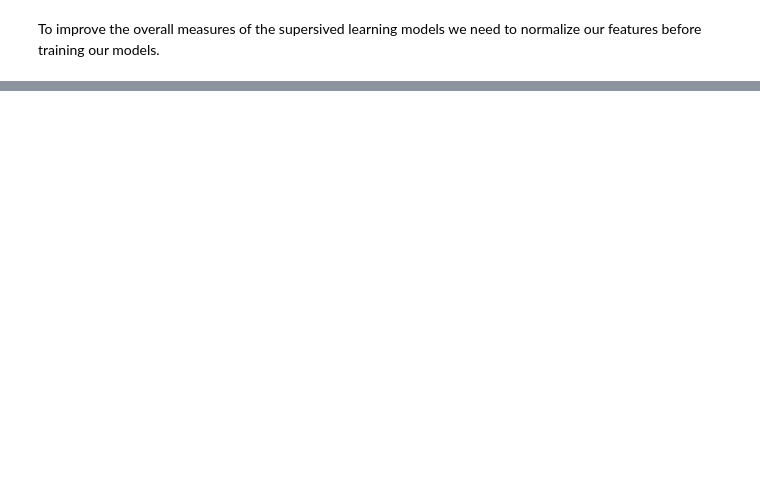
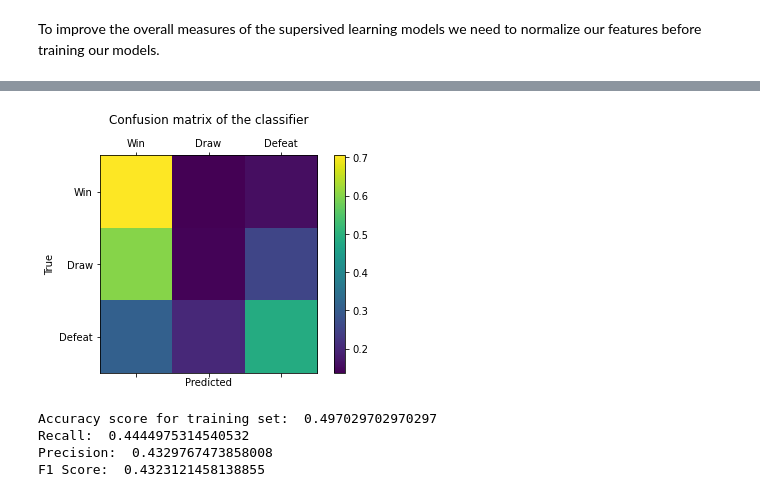
Before and after one commit to motapinto/football-classification-predications, a Jupyter notebook: src/Supervised Learning Models.ipynb, the cells around one changed output, grey strips where cells are left out. Drawn from its saved outputs; the diff is of its cells as text; code cells hidden in the pictures; blank space fills up the shorter version.

```diff
--- a/src/Supervised Learning Models.ipynb
+++ b/src/Supervised Learning Models.ipynb
@@ -830,0 +869,4 @@ F1 Score:  0.4021383869563507
+# %%
+clf = XGBClassifier()
+train_predict(clf, X_train, y_train, X_test, y_test)
+# %% [output]
@@ -831,3 +875,8 @@ F1 Score:  0.4021383869563507
+[figure, added]
+Accuracy score for training set:  0.497029702970297
+Recall:  0.4444975314540532
+Precision:  0.4329767473858008
+F1 Score:  0.4323121458138855
 # %%
 le = LabelEncoder()
 y_train2 = le.fit_transform(y_train)
```
Also changed, not shown: parts of 17 cells of this notebook.
